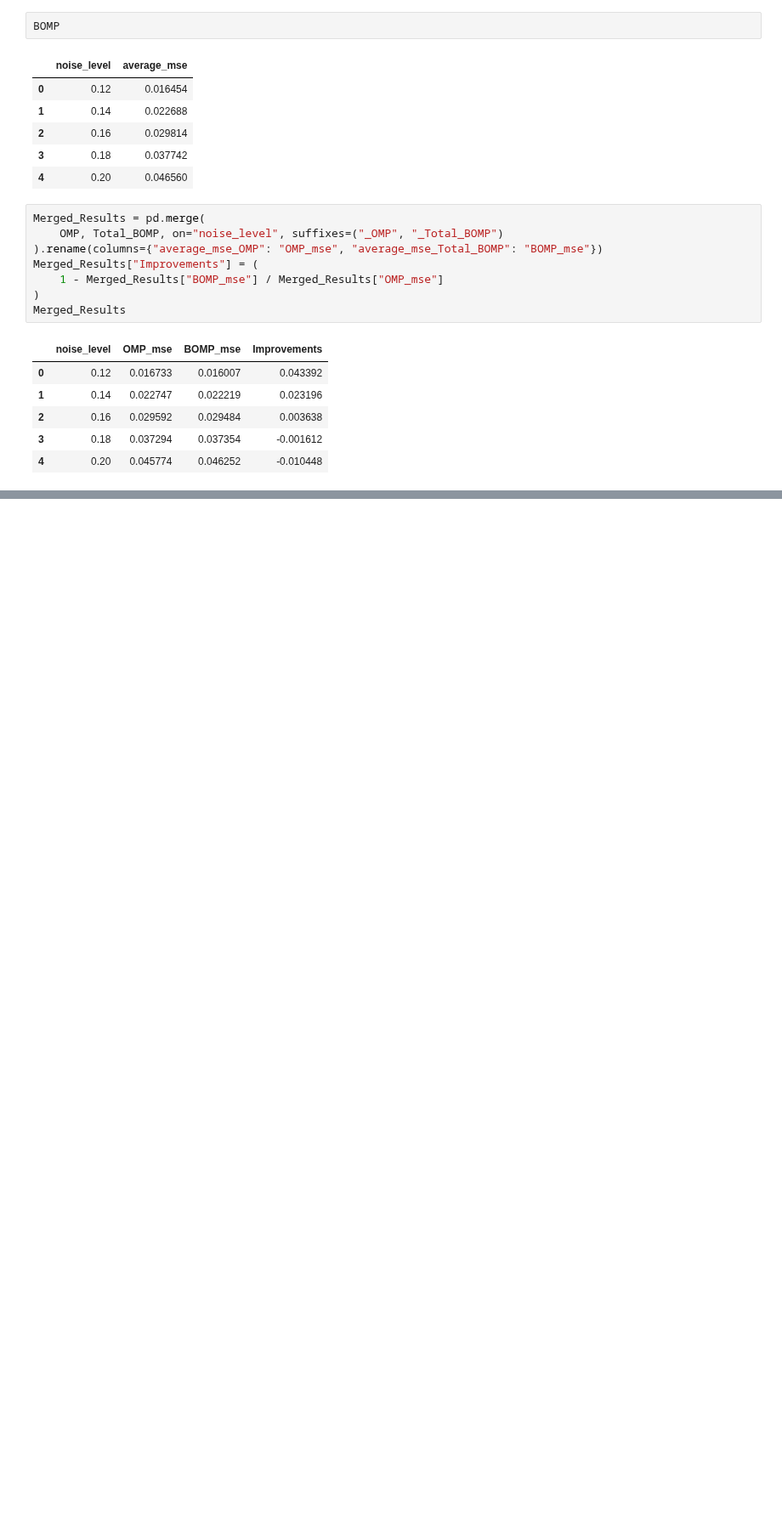
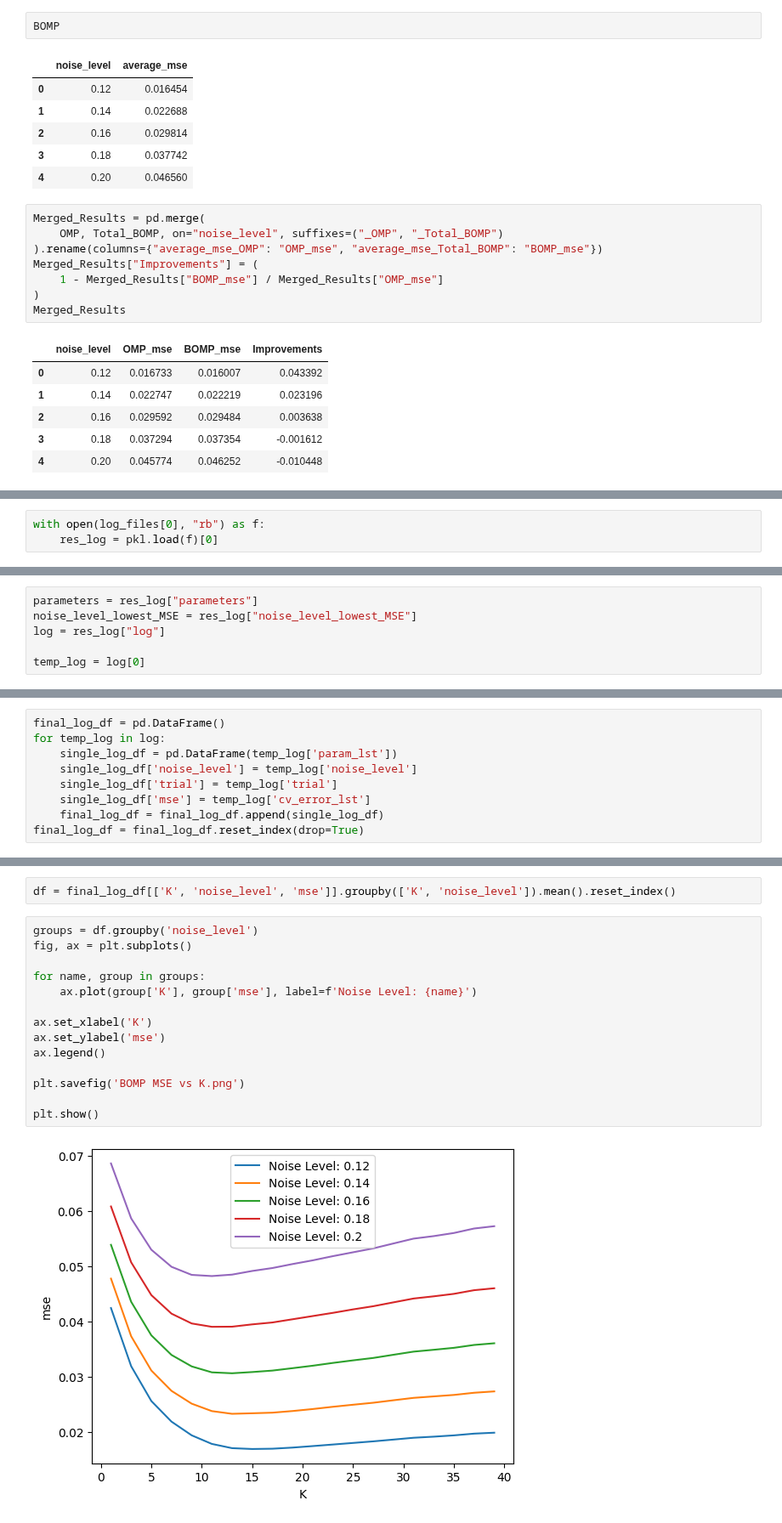
Before and after one commit to sleepysunny311/Projection_Pursuit_Summer, a Jupyter notebook: task5/Result_Analysis.ipynb, the cells around one changed output, grey strips where cells are left out. Shown at 85% size. Saved outputs shown, nothing was run; the diff lists cells and outputs as text; blank space fills up the shorter version.

Commit message:
Combined cv_error_lst and para_lst

```diff
--- a/task5/Result_Analysis.ipynb
+++ b/task5/Result_Analysis.ipynb
@@ -147,0 +160,3 @@ Merged_Results
+# %%
+with open(log_files[0], "rb") as f:
+    res_log = pkl.load(f)[0]
@@ -147,0 +168,6 @@ Merged_Results
+# %%
+parameters = res_log["parameters"]
+noise_level_lowest_MSE = res_log["noise_level_lowest_MSE"]
+log = res_log["log"]
+
+temp_log = log[0]
@@ -147,0 +178,9 @@ Merged_Results
+# %%
+final_log_df = pd.DataFrame()
+for temp_log in log:
+    single_log_df = pd.DataFrame(temp_log['param_lst'])
+    single_log_df['noise_level'] = temp_log['noise_level']
+    single_log_df['trial'] = temp_log['trial']
+    single_log_df['mse'] = temp_log['cv_error_lst']
+    final_log_df = final_log_df.append(single_log_df)
+final_log_df = final_log_df.reset_index(drop=True)
@@ -147,0 +203,18 @@ Merged_Results
+# %%
+df = final_log_df[['K', 'noise_level', 'mse']].groupby(['K', 'noise_level']).mean().reset_index()
+# %%
+groups = df.groupby('noise_level')
+fig, ax = plt.subplots()
+
+for name, group in groups:
+    ax.plot(group['K'], group['mse'], label=f'Noise Level: {name}')
+
+ax.set_xlabel('K')
+ax.set_ylabel('mse')
+ax.legend()
+
+plt.savefig('BOMP MSE vs K.png')
+
+plt.show()
+# %% [output]
+[figure, added]
```
Also changed, not shown: parts of 11 cells of this notebook, 1 other file.
